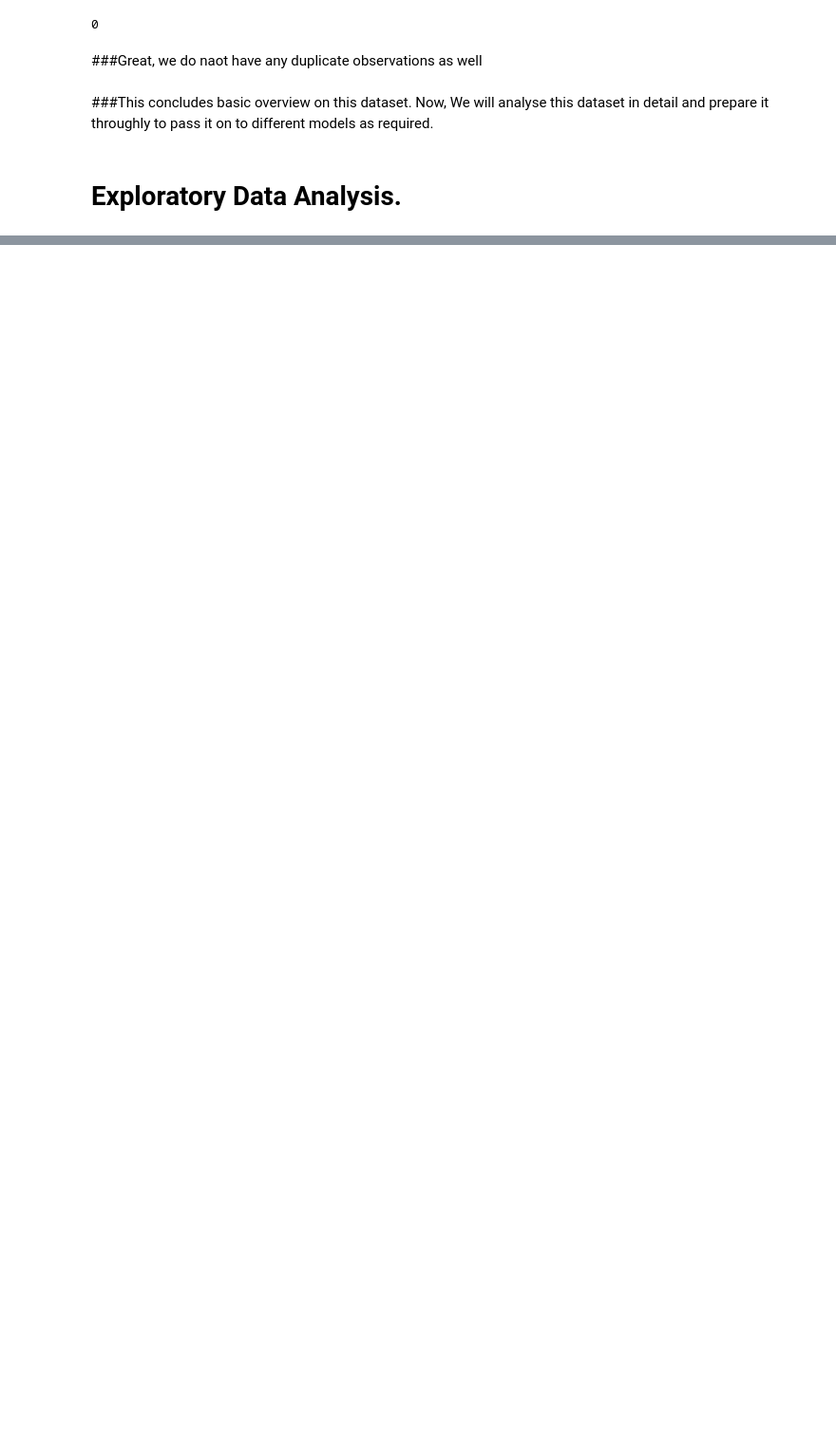
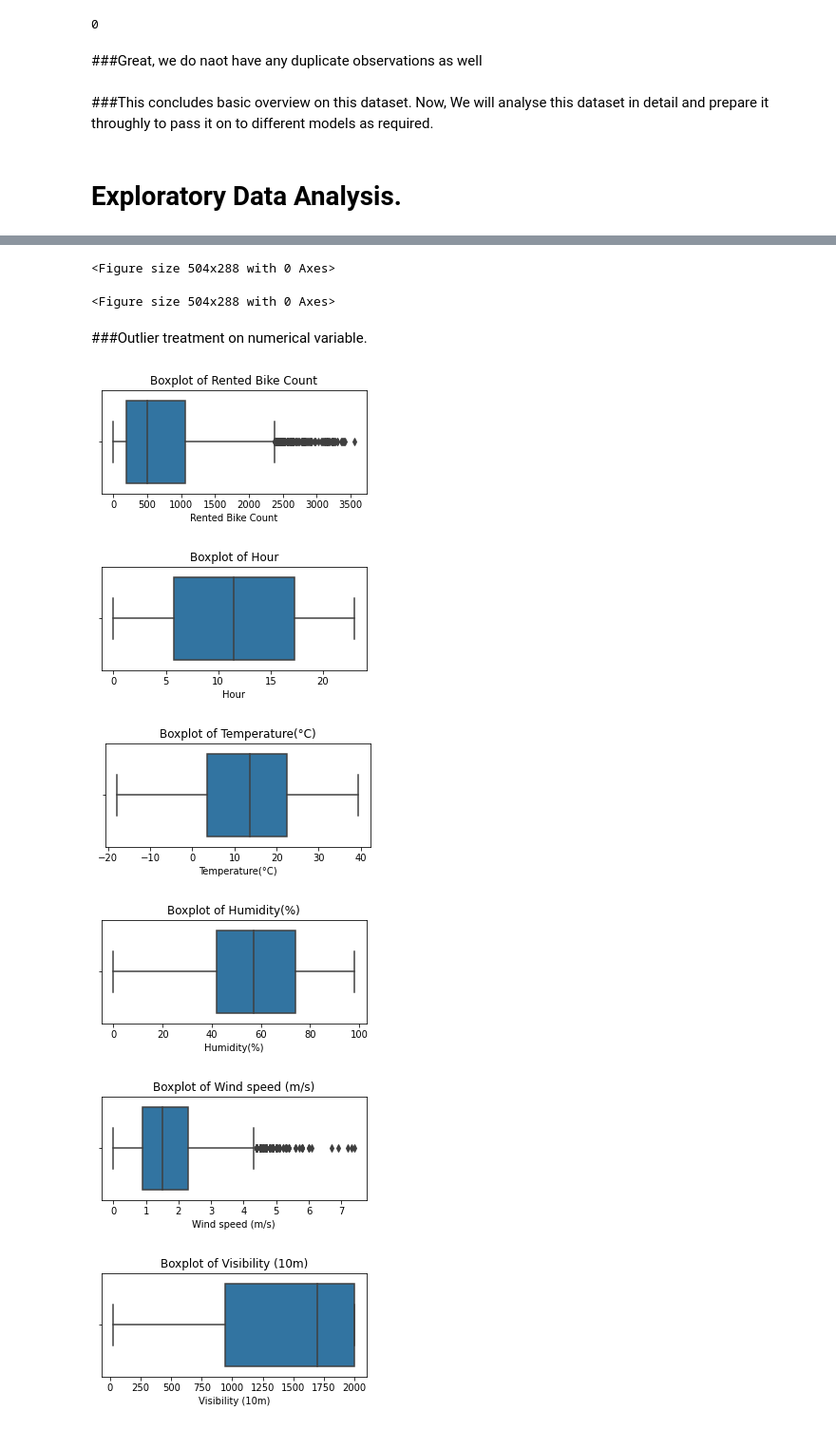
Before and after one commit to tanay47/Bike-Sharing-Demand-Prediction, a Jupyter notebook: Bike_Sharing_Demand_Prediction_.ipynb, the cells around one changed output, grey strips where cells are left out. Shown: that part at 95% size. Drawn from its saved outputs; the diff is of its cells as text; code cells hidden in the pictures; blank space fills up the shorter version.

Commit message:
Started with EDA univariate analysis, visualised skewness and distribution, handled outliers.

```diff
--- a/Bike_Sharing_Demand_Prediction_.ipynb
+++ b/Bike_Sharing_Demand_Prediction_.ipynb
@@ -125,0 +139,25 @@ len(seo_bike_df[seo_bike_df.duplicated()])
+# %%
+# Setting fifure size.
+plt.figure(figsize=(7,4))
+# %% [output]
+<Figure size 504x288 with 0 Axes>
+<Figure size 504x288 with 0 Axes>
+# %%
+# Removing all negetive and positive infinity values.
+seo_bike_df.replace([np.inf, -np.inf], 0, inplace=True)
+# %% [markdown]
+###Outlier treatment on numerical variable.
+# %%
+# Boxplot of every numerical varibles.
+for var in seo_bike_df.describe().columns.tolist():
+  plt.figure(figsize=(5,2))
+  sns.boxplot(seo_bike_df[var])
+  plt.title(f"Boxplot of {var}")
+  plt.tight_layout
+# %% [output]
+[figure, added]
+[figure, added]
+[figure, added]
+[figure, added]
+[figure, added]
+[figure, added]
```
Also changed, not shown: parts of 11 cells of this notebook.
